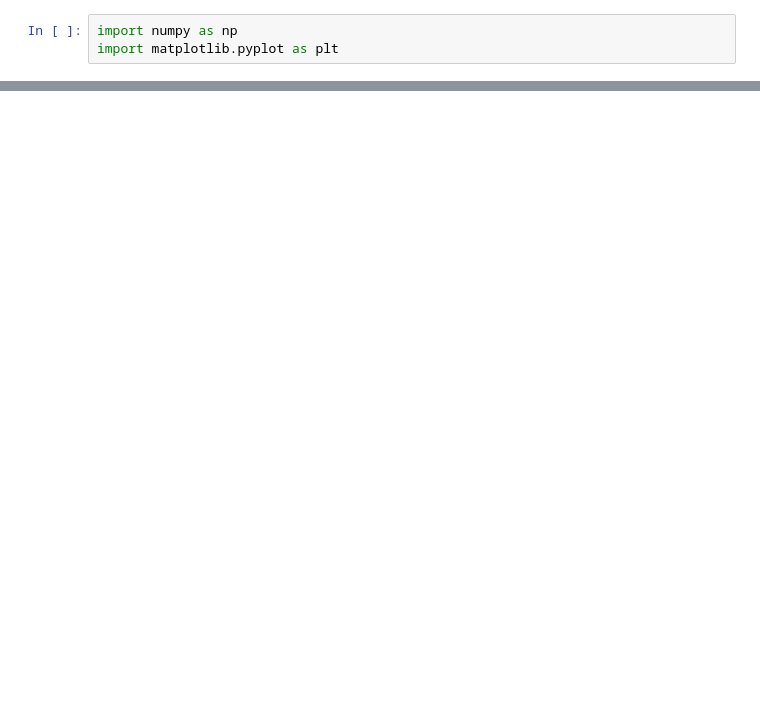
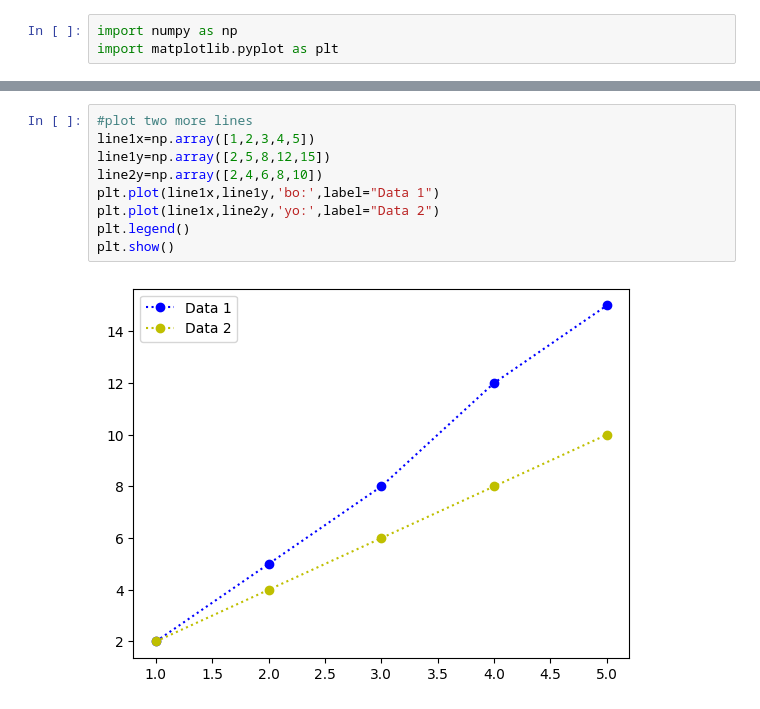
Before and after one commit to anandu-pn/S3, a Jupyter notebook: Data Science/exercise3.ipynb, the cells around one changed output, grey strips where cells are left out. Drawn from its saved outputs; the diff is of its cells as text; blank space fills up the shorter version.

```diff
--- a/Data Science/exercise3.ipynb
+++ b/Data Science/exercise3.ipynb
@@ -13,0 +37,11 @@ plt.show()
+# %%
+#plot two more lines
+line1x=np.array([1,2,3,4,5])
+line1y=np.array([2,5,8,12,15])
+line2y=np.array([2,4,6,8,10])
+plt.plot(line1x,line1y,'bo:',label="Data 1")
+plt.plot(line1x,line2y,'yo:',label="Data 2")
+plt.legend()
+plt.show()
+# %% [output]
+[figure, added]
```
Also changed, not shown: parts of 5 cells of this notebook, 1 other file.
